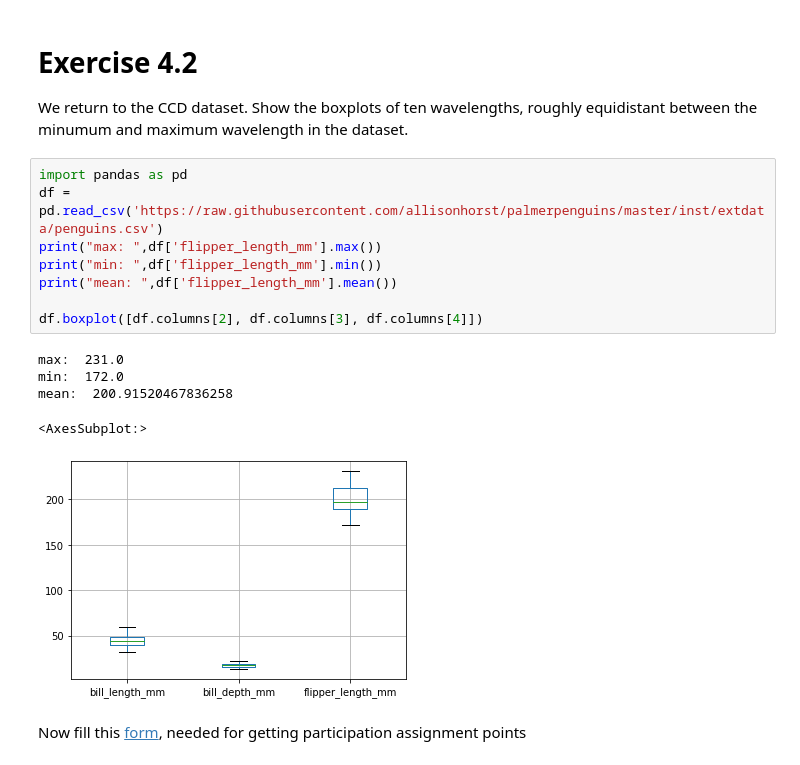
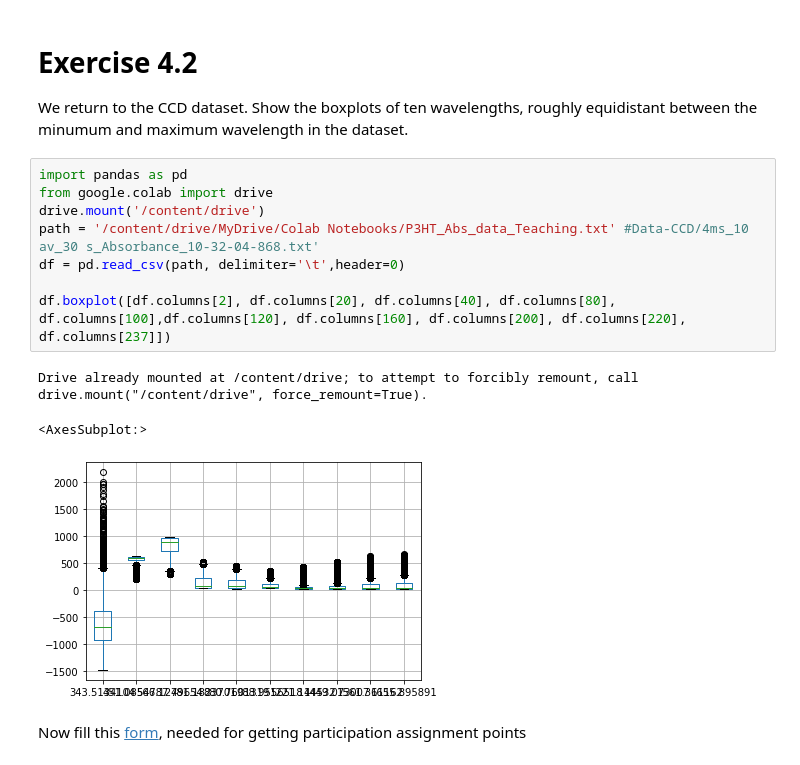
Before and after one commit to xMCTH/DSF, a Jupyter notebook: 04_Dataframes_Stats_Plotting.ipynb, the cells around one changed output. Saved outputs shown, nothing was run; the diff lists cells and outputs as text.

```diff
--- a/04_Dataframes_Stats_Plotting.ipynb
+++ b/04_Dataframes_Stats_Plotting.ipynb
@@ -167,19 +179,17 @@ round(df.describe(),2) # why do we use the round method ?
 # Exercise 4.2
 
 We return to the CCD dataset. Show the boxplots of ten wavelengths, roughly equidistant between the minumum and maximum wavelength in the dataset.
-# %%
-import pandas as pd
-df = pd.read_csv('https://raw.githubusercontent.com/allisonhorst/palmerpenguins/master/inst/extdata/penguins.csv')
-print("max: ",df['flipper_length_mm'].max())
-print("min: ",df['flipper_length_mm'].min())
-print("mean: ",df['flipper_length_mm'].mean())
-
-df.boxplot([df.columns[2], df.columns[3], df.columns[4]])
-# %% [output]
-max:  231.0
-min:  172.0
-mean:  200.91520467836258
-<AxesSubplot:>
-[figure, removed]
+# %%
+import pandas as pd
+from google.colab import drive
+drive.mount('/content/drive')
+path = '/content/drive/MyDrive/Colab Notebooks/P3HT_Abs_data_Teaching.txt' #Data-CCD/4ms_10 av_30 s_Absorbance_10-32-04-868.txt'
+df = pd.read_csv(path, delimiter='\t',header=0)
+
+df.boxplot([df.columns[2], df.columns[20], df.columns[40], df.columns[80], df.columns[100],df.columns[120], df.columns[160], df.columns[200], df.columns[220], df.columns[237]])
+# %% [output]
+Drive already mounted at /content/drive; to attempt to forcibly remount, call drive.mount("/content/drive", force_remount=True).
+<AxesSubplot:>
+[figure, added]
 # %% [markdown]
 Now fill this [form](https://docs.google.com/forms/d/e/1FAIpQLSd5QH237yJ2PizRG1Of8mV9zDzcJLH6nmEI2KqVX1cWINi9Fg/viewform?usp=sf_link), needed for getting participation assignment points
```
Also changed, not shown: parts of 7 cells of this notebook.
